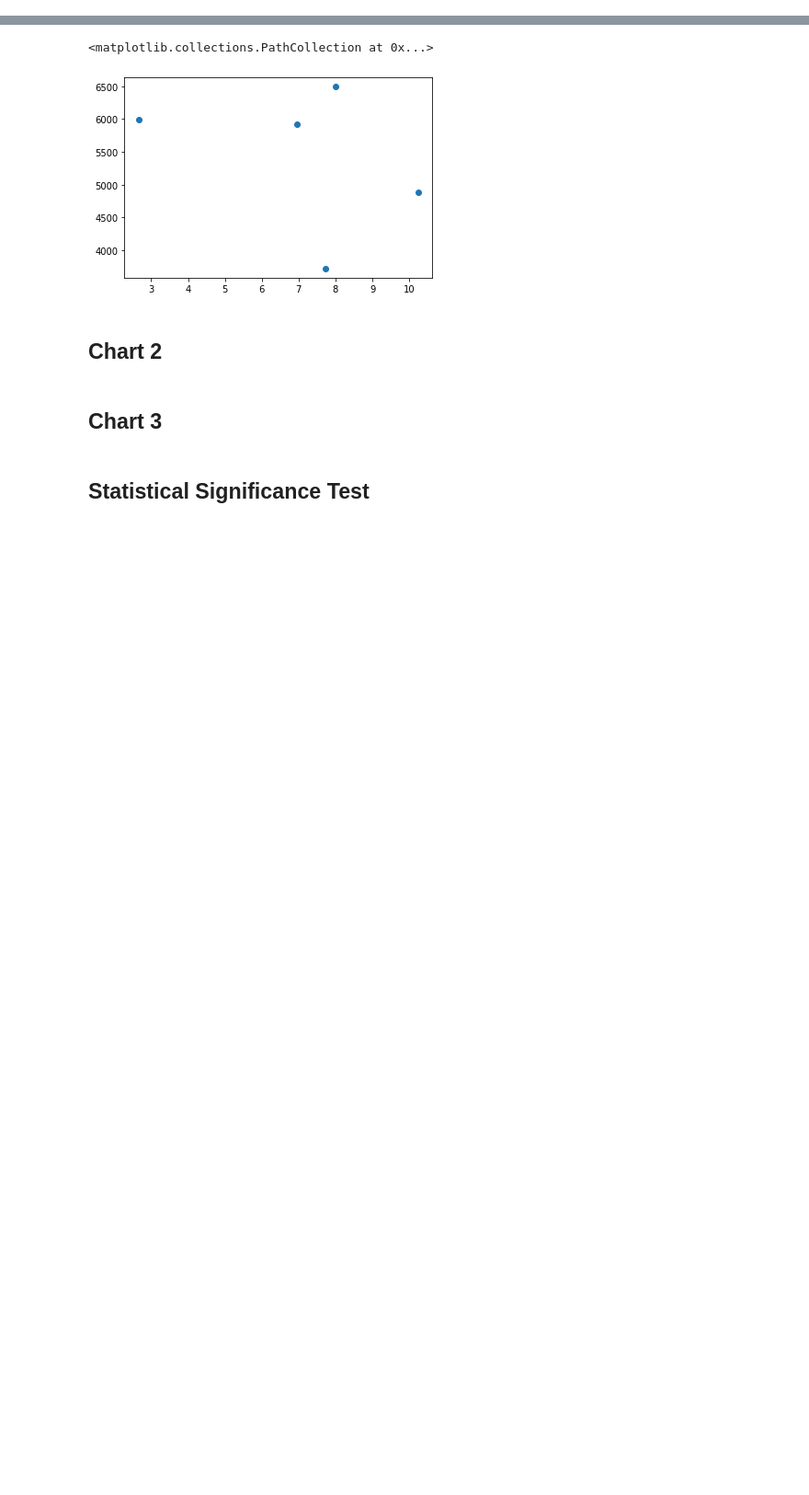
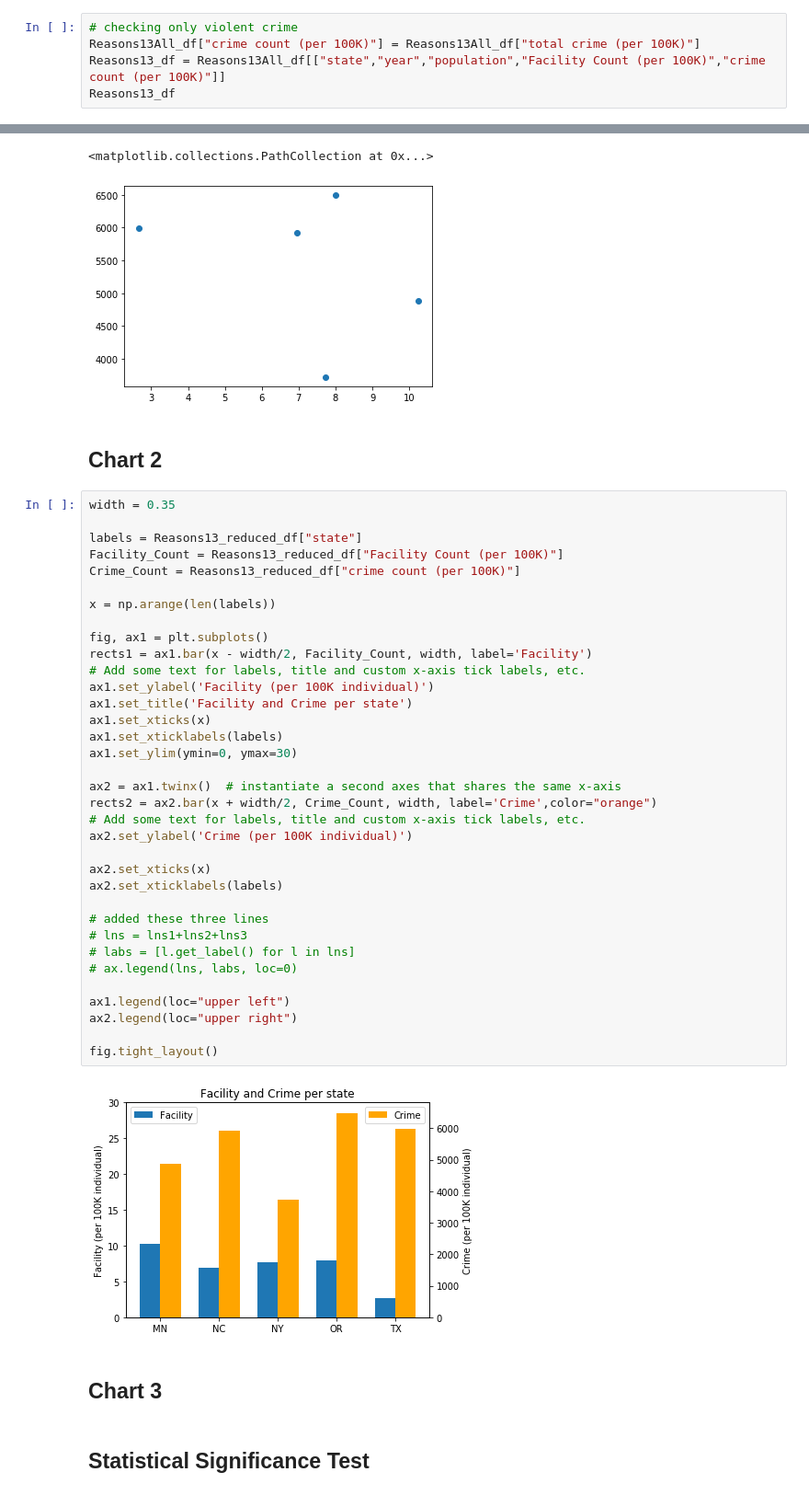
Before and after one commit to gkumar24/Project1, a Jupyter notebook: Ganesh 13ReasonsPy.ipynb, the cells around one changed output, grey strips where cells are left out. Shown at 92% size. Drawn from its saved outputs; the diff is of its cells as text; blank space fills up the shorter version.

Commit message:
ganesh jupyter check in with bar

```diff
--- a/Ganesh 13ReasonsPy.ipynb
+++ b/Ganesh 13ReasonsPy.ipynb
@@ -189,0 +204,5 @@ Reasons13_df.sort_values('Facility Count (per 100K)',ascending=True)
+# %%
+# checking only violent crime
+Reasons13All_df["crime count (per 100K)"] = Reasons13All_df["total crime (per 100K)"]
+Reasons13_df = Reasons13All_df[["state","year","population","Facility Count (per 100K)","crime count (per 100K)"]]
+Reasons13_df
@@ -203,6 +240,43 @@ plt.scatter(Reasons13_reduced_df["Facility Count (per 100K)"], Reasons13_reduced
 [figure]
 # %% [markdown]
 ## Chart 2
+# %%
+width = 0.35
+
+labels = Reasons13_reduced_df["state"]
+Facility_Count = Reasons13_reduced_df["Facility Count (per 100K)"]
+Crime_Count = Reasons13_reduced_df["crime count (per 100K)"]
+
+x = np.arange(len(labels))
+
+fig, ax1 = plt.subplots()
+rects1 = ax1.bar(x - width/2, Facility_Count, width, label='Facility')
+# Add some text for labels, title and custom x-axis tick labels, etc.
+ax1.set_ylabel('Facility (per 100K individual)')
+ax1.set_title('Facility and Crime per state')
+ax1.set_xticks(x)
+ax1.set_xticklabels(labels)
+ax1.set_ylim(ymin=0, ymax=30)
+
+ax2 = ax1.twinx()  # instantiate a second axes that shares the same x-axis
+rects2 = ax2.bar(x + width/2, Crime_Count, width, label='Crime',color="orange")
+# Add some text for labels, title and custom x-axis tick labels, etc.
+ax2.set_ylabel('Crime (per 100K individual)')
+
+ax2.set_xticks(x)
+ax2.set_xticklabels(labels)
+
+# added these three lines
+# lns = lns1+lns2+lns3
+# labs = [l.get_label() for l in lns]
+# ax.legend(lns, labs, loc=0)
+
+ax1.legend(loc="upper left")
+ax2.legend(loc="upper right")
+
+fig.tight_layout()
+# %% [output]
+[figure, added]
 # %% [markdown]
 ## Chart 3
 # %% [markdown]
```
Also changed, not shown: parts of 8 cells of this notebook.
